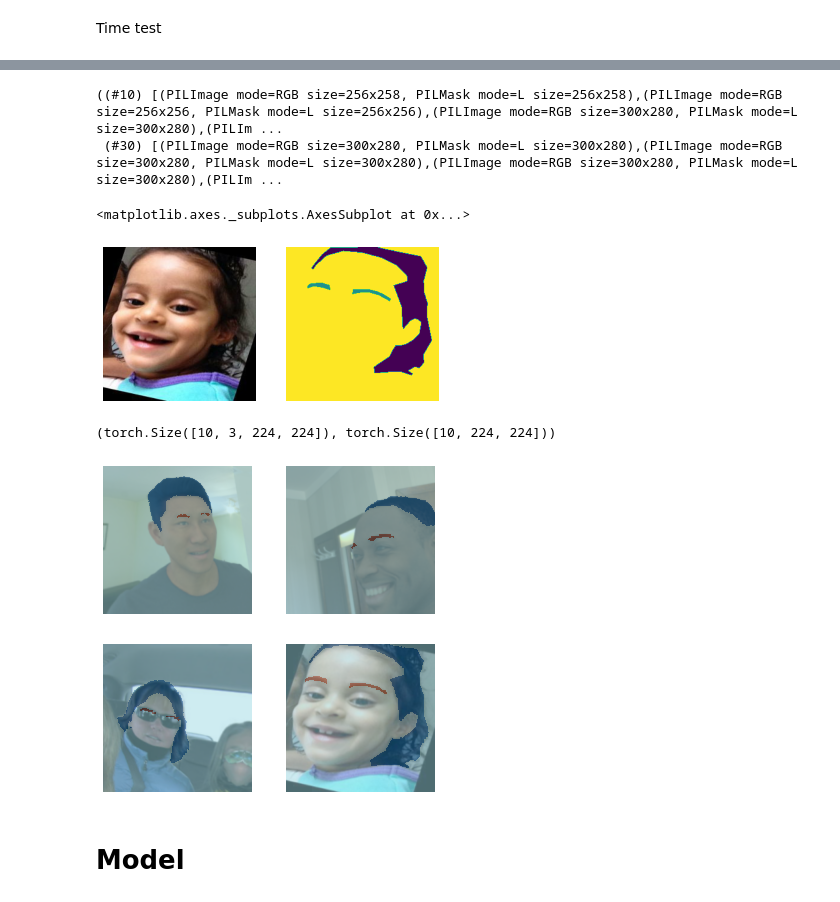
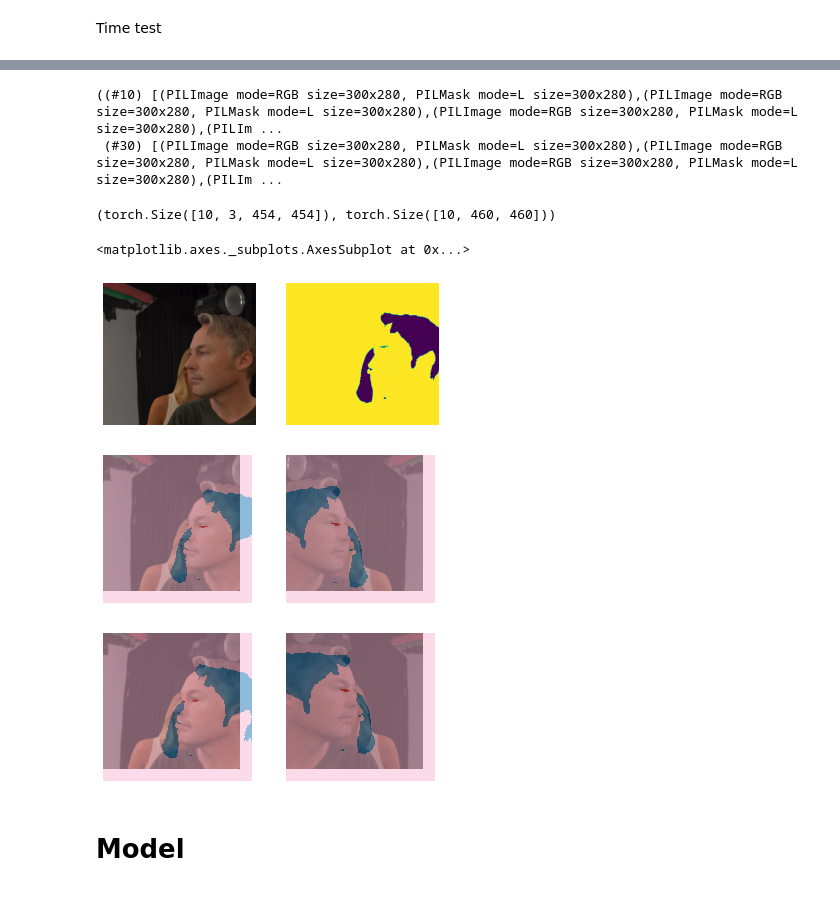
Before and after one commit to RGologorsky/fastai_proj, a Jupyter notebook: Image_Segmentation_Hair.ipynb, the cells around one changed output, grey strips where cells are left out. Saved outputs shown, nothing was run; the diff lists cells and outputs as text; code cells hidden in the pictures.

```diff
--- a/Image_Segmentation_Hair.ipynb
+++ b/Image_Segmentation_Hair.ipynb
@@ -398,3 +393,3 @@ ax2.imshow(y_np)
 # %%
 def get_items_fn(src): return sm_train_names
-def is_valid(o): return o in sm_valid_names
+def is_valid(fn): return fn in sm_valid_names
@@ -410,18 +405,19 @@ get_img_sizes(sm_train_names)
 # %%
 def get_dls(bs, presize=460, resize=224):
   db = DataBlock(
-    blocks=(ImageBlock, MaskBlock(classes)),
+    blocks=(ImageBlock, MaskBlock(classes + [void_code])),
     get_items = get_items_fn,
     get_y = get_y_np,
     splitter= FuncSplitter(is_valid),
     item_tfms = Resize(presize),
-    batch_tfms=[*aug_transforms(), Normalize.from_stats(*imagenet_stats)]
+    batch_tfms=[*aug_transforms(min_scale=0.75),
+                Normalize.from_stats(*imagenet_stats)]
   )
-  return db.dataloaders("data_dest", bs=bs)
+  return db.dataloaders(data_dest, bs=bs)
 # %% [markdown]
 Time test
 # %%
 %%time
-dls = get_dls(bs=10, presize=224, resize=224)
-dls.vocab = classes
+dls = get_dls(bs=10)
+dls.vocab = classes + ["void"]
 # %% [output]
@@ -430,25 +426,25 @@ Wall time: 3.02 s
 # %%
 dls.train_ds, dls.valid_ds
 # %% [output]
-((#10) [(PILImage mode=RGB size=256x258, PILMask mode=L size=256x258),(PILImage mode=RGB size=256x256, PILMask mode=L size=256x256),(PILImage mode=RGB size=300x280, PILMask mode=L size=300x280),(PILIm ...
+((#10) [(PILImage mode=RGB size=300x280, PILMask mode=L size=300x280),(PILImage mode=RGB size=300x280, PILMask mode=L size=300x280),(PILImage mode=RGB size=300x280, PILMask mode=L size=300x280),(PILIm ...
  (#30) [(PILImage mode=RGB size=300x280, PILMask mode=L size=300x280),(PILImage mode=RGB size=300x280, PILMask mode=L size=300x280),(PILImage mode=RGB size=300x280, PILMask mode=L size=300x280),(PILIm ...
+# %%
+b = dls.train.one_batch()
+b = dls.train.decode(b)
+b[0].shape, b[1].shape
+# %% [output]
+(torch.Size([10, 3, 454, 454]), torch.Size([10, 460, 460]))
 # %%
 _, (ax1, ax2) = plt.subplots(1,2)
 show_image(dls.train_ds[0][0], ax=ax1)
 show_image(dls.train_ds[0][1], ax=ax2)
 # %% [output]
 <matplotlib.axes._subplots.AxesSubplot at 0x...>
-[figure, old version]
+[figure, new version]
-# %%
-b = dls.train.one_batch()
-b = dls.train.decode(b)
-b[0].shape, b[1].shape
-# %% [output]
-(torch.Size([10, 3, 224, 224]), torch.Size([10, 224, 224]))
 # %%
-dls.show_batch(nrows=2, max_n=4)
+dls.show_batch(nrows=2, max_n=4, unique=True)
 # %% [output]
-[figure, old version]
+[figure, new version]
 # %% [markdown]
 # Model
 # %%
```
Also changed, not shown: parts of 62 cells of this notebook.
